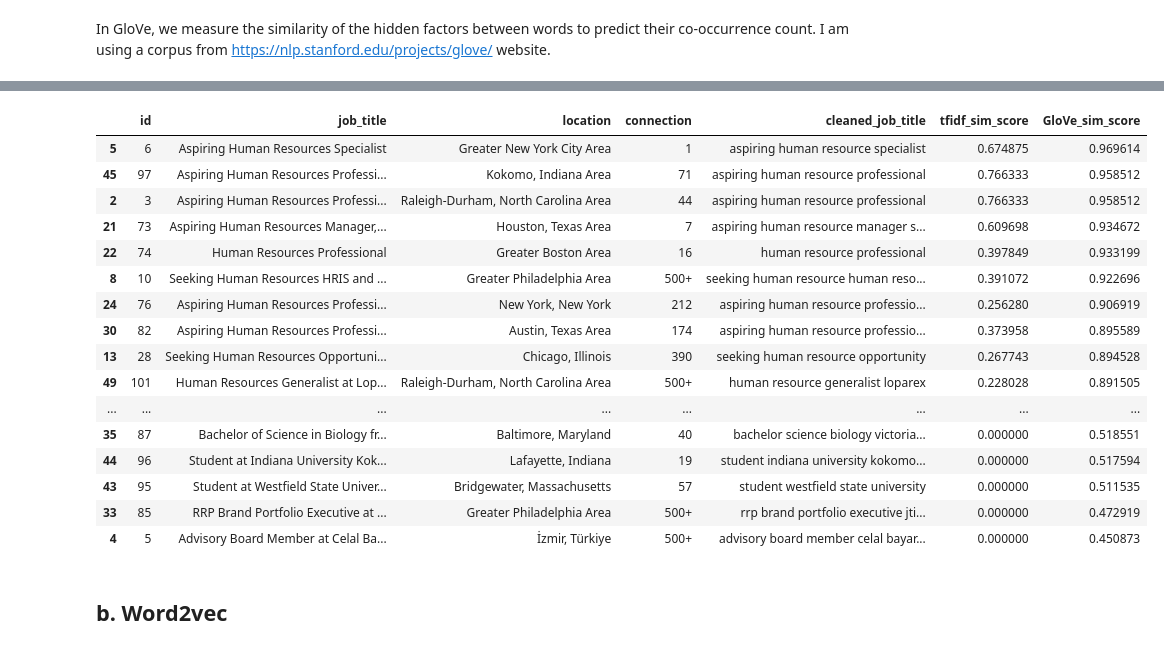
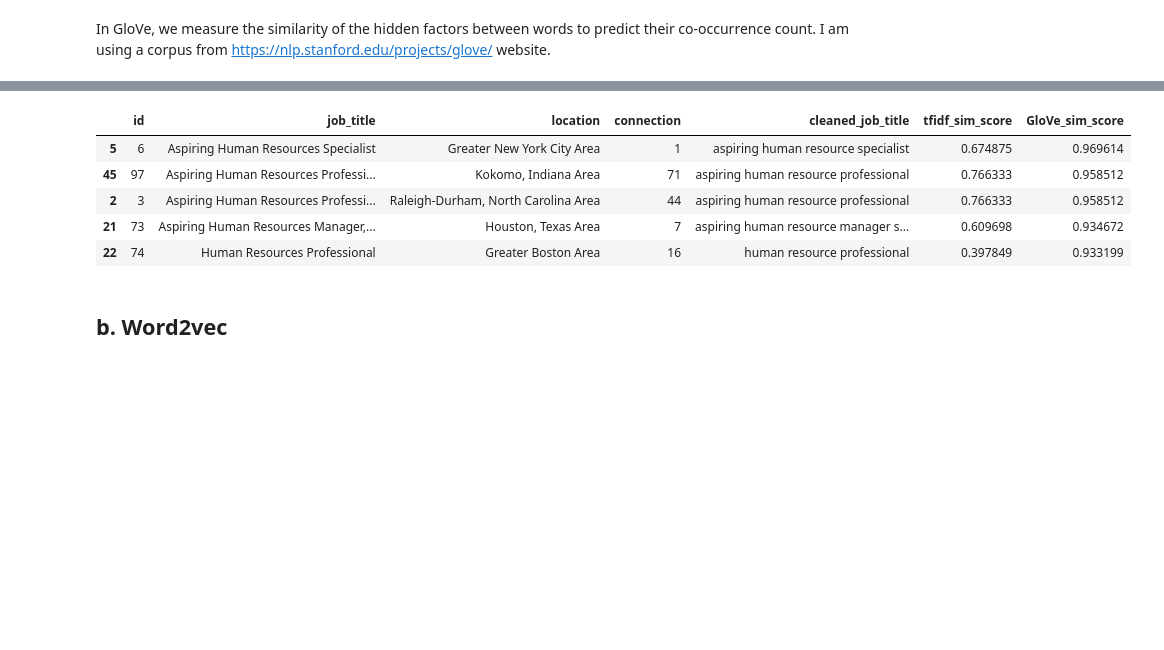
Before and after one commit to agupta004/B0k0jvj61abBaUpB, a Jupyter notebook: Potential_Talents.ipynb, the cells around one changed output, grey strips where cells are left out. Cells and saved outputs as stored; diff of their text form; code cells hidden in the pictures; blank space fills up the shorter version.

```diff
--- a/Potential_Talents.ipynb
+++ b/Potential_Talents.ipynb
@@ -344,31 +305,20 @@ doc_token_vectors(lemmatized_phrase, glove_model, glove_search_phrase_vector, 50
 # %%
 # Calculate cosine similarity between searched phrase and job title
 glove_similarity =[]
 for i in range(0, len(pt)):
     sim_score = cosine_similarity(np.mean(glove_vectors[i], axis = 0), np.mean(glove_search_phrase_vector, axis =0))
     glove_similarity.append(sim_score)
 
 # Add GloVe similarity score to the pt dataframe
 pt['GloVe_sim_score'] = glove_similarity
-pt.sort_values(by ='GloVe_sim_score', ascending = False)
+pt.sort_values(by ='GloVe_sim_score', ascending = False).head()
 # %% [output]
 |  | id | job_title | location | connection | cleaned_job_title | tfidf_sim_score | GloVe_sim_score |
 | 5 | 6 | Aspiring Human Resources Specialist | Greater New York City Area | 1 | aspiring human resource specialist | 0.674875 | 0.969614 |
 | 45 | 97 | Aspiring Human Resources Professi... | Kokomo, Indiana Area | 71 | aspiring human resource professional | 0.766333 | 0.958512 |
 | 2 | 3 | Aspiring Human Resources Professi... | Raleigh-Durham, North Carolina Area | 44 | aspiring human resource professional | 0.766333 | 0.958512 |
 | 21 | 73 | Aspiring Human Resources Manager,... | Houston, Texas Area | 7 | aspiring human resource manager s... | 0.609698 | 0.934672 |
 | 22 | 74 | Human Resources Professional | Greater Boston Area | 16 | human resource professional | 0.397849 | 0.933199 |
-| 8 | 10 | Seeking Human Resources HRIS and ... | Greater Philadelphia Area | 500+ | seeking human resource human reso... | 0.391072 | 0.922696 |
-| 24 | 76 | Aspiring Human Resources Professi... | New York, New York | 212 | aspiring human resource professio... | 0.256280 | 0.906919 |
-| 30 | 82 | Aspiring Human Resources Professi... | Austin, Texas Area | 174 | aspiring human resource professio... | 0.373958 | 0.895589 |
-| 13 | 28 | Seeking Human Resources Opportuni... | Chicago, Illinois | 390 | seeking human resource opportunity | 0.267743 | 0.894528 |
-| 49 | 101 | Human Resources Generalist at Lop... | Raleigh-Durham, North Carolina Area | 500+ | human resource generalist loparex | 0.228028 | 0.891505 |
-| ... | ... | ... | ... | ... | ... | ... | ... |
-| 35 | 87 | Bachelor of Science in Biology fr... | Baltimore, Maryland | 40 | bachelor science biology victoria... | 0.000000 | 0.518551 |
-| 44 | 96 | Student at Indiana University Kok... | Lafayette, Indiana | 19 | student indiana university kokomo... | 0.000000 | 0.517594 |
-| 43 | 95 | Student at Westfield State Univer... | Bridgewater, Massachusetts | 57 | student westfield state university | 0.000000 | 0.511535 |
-| 33 | 85 | RRP Brand Portfolio Executive at ... | Greater Philadelphia Area | 500+ | rrp brand portfolio executive jti... | 0.000000 | 0.472919 |
-| 4 | 5 | Advisory Board Member at Celal Ba... | İzmir, Türkiye | 500+ | advisory board member celal bayar... | 0.000000 | 0.450873 |
 # %% [markdown]
 ## b. Word2vec
 # %% [markdown]
```
Also changed, not shown: parts of 29 cells of this notebook.
